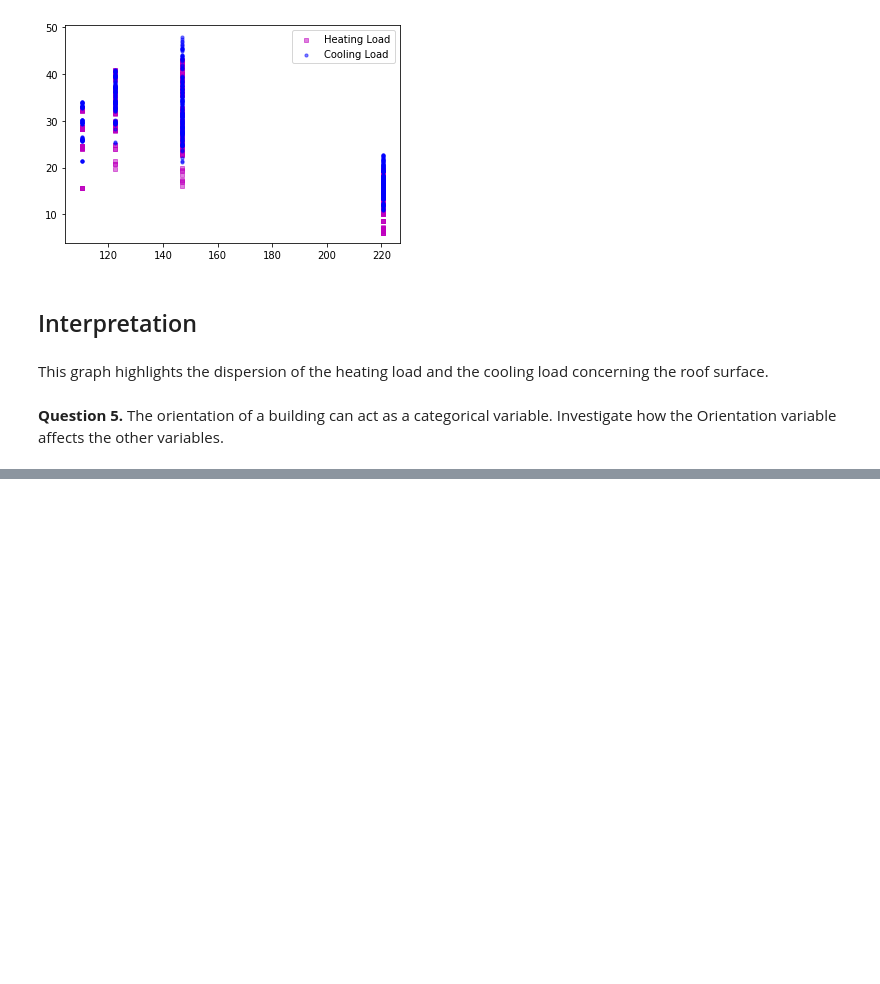
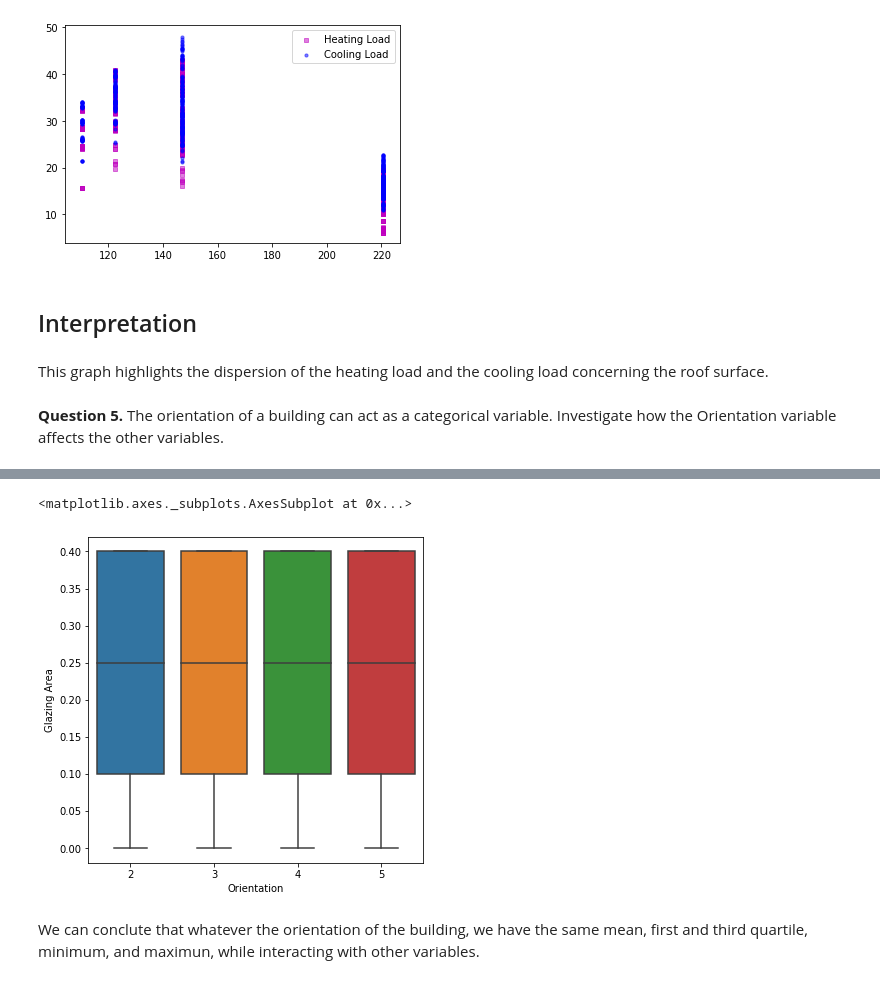
Before and after one commit to Michy01/AIIP_DAV_Visualization-2020, a Jupyter notebook: dav_05_notebook_assessment.ipynb, the cells around one changed output, grey strips where cells are left out. Drawn from its saved outputs; the diff is of its cells as text; code cells hidden in the pictures; blank space fills up the shorter version.

```diff
--- a/dav_05_notebook_assessment.ipynb
+++ b/dav_05_notebook_assessment.ipynb
@@ -158,0 +184,10 @@ This graph highlights the dispersion of the heating load and the cooling load co
+# %%
+fig, ax = plt.subplots(figsize=(6,6))
+sns.boxplot('Orientation', 'Glazing Area',
+            data = data,
+            orient = 'v')
+# %% [output]
+<matplotlib.axes._subplots.AxesSubplot at 0x...>
+[figure, added]
+# %% [markdown]
+We can conclute that whatever the orientation of the building, we have the same mean, first and third quartile, minimum, and maximun, while interacting with other variables.
```
Also changed, not shown: parts of 3 cells of this notebook.
